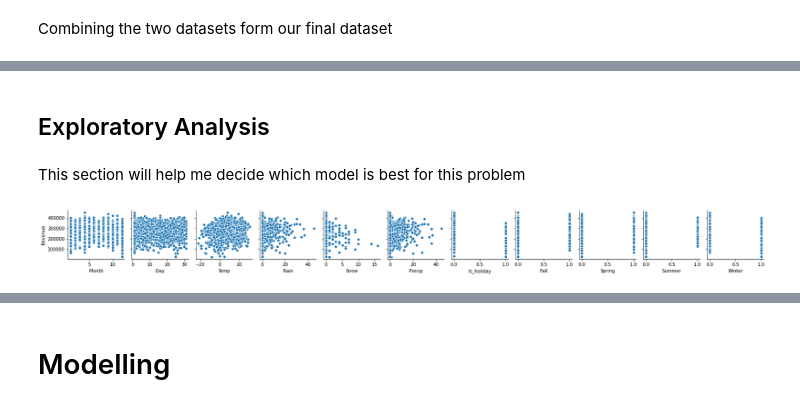
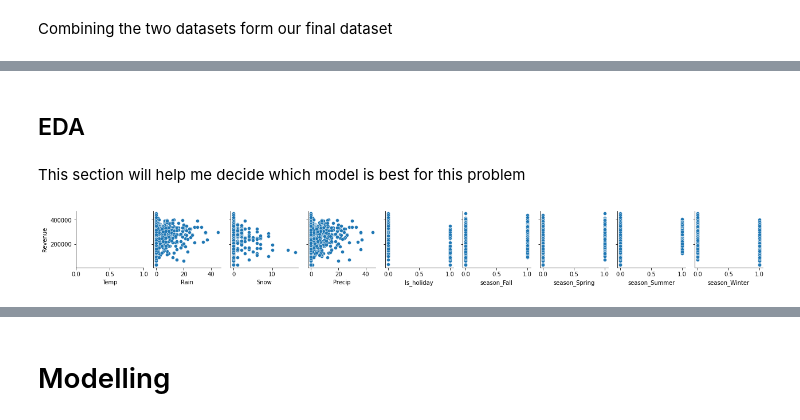
Before and after one commit to KevinLolochum/Classification-Projects-, a Jupyter notebook: Toronto_Parking_Data_Forecasting_revenue_using_Recurrent_Neural_Networks_RNNs(LSTM).ipynb, the cells around one changed output, grey strips where cells are left out. Cells and saved outputs as stored; diff of their text form; code cells hidden in the pictures.

```diff
--- a/Toronto_Parking_Data_Forecasting_revenue_using_Recurrent_Neural_Networks_RNNs(LSTM).ipynb
+++ b/Toronto_Parking_Data_Forecasting_revenue_using_Recurrent_Neural_Networks_RNNs(LSTM).ipynb
@@ -153,0 +100,5 @@ FileNotFoundError: ignored
+# %%
+# Creating dummies for seasons
+df2 = Data[['Temp', 'Rain', 'Snow', 'Precip', 'season', 'Is_holiday']]
+df2 = pd.get_dummies(df2, dummy_na = False)
+df2.head(2)
@@ -155,6 +111,6 @@ FileNotFoundError: ignored
 Combining the two datasets form our final dataset
 # %%
 # Pd.merge on date combines horizontally and also implements cross join if
-df = pd.merge(Data, dfs, left_index=True, right_index=True)
-df.head(3)
+df3 = pd.merge(df2, df1, left_index=True, right_index=True)
+df3.head(2)
 # %% [output]
@@ -170,4 +120,4 @@ df.Revenue.min()
 # %%
 # Changing holiday to categorical
-df['Is_holiday'] = df['Is_holiday'].astype('uint8')
+df3['Is_holiday'] = df3['Is_holiday'].astype('uint8')
 # %% [markdown]
@@ -177,15 +126,0 @@ Downloading data to excel to be used for power BI Analysis
-# %%
-# This are the most important columns for our model
-df1 = df[['Month','Day','Temp', 'Rain', 'Snow', 'Precip', 'season', 'Is_holiday',  'Revenue']]
-
-
-# one-hot encoding seasons and setting a date index with the same length as our data
-df2 = pd.get_dummies(df1['season'])
-df2.set_index(keys = pd.date_range('01/01/2015','12/31/2018', periods=1461))
-
-# Merging the dummies dataset and the real dataset using index
-df3 = pd.merge(df1,df2, left_index=True, right_index=True)
-
-# Don't need seasons anymore
-df3.pop('season')
-df3.head(2)
@@ -230,4 +127,4 @@ dtype: int64
-# %% [markdown]
-## Exploratory Analysis
+# %% [markdown]
+## EDA
 # %% [markdown]
 This section will help me decide which model is best for this problem
@@ -234,10 +137,10 @@ This section will help me decide which model is best for this problem
 # %%
 import matplotlib.pyplot as plt
 import seaborn as sns
 
-columns = ['Month', 'Day', 'Temp', 'Rain', 'Snow', 'Precip', 'Is_holiday', 'Fall', 'Spring', 'Summer', 'Winter']
+columns = ['Temp', 'Rain', 'Snow', 'Precip', 'Is_holiday', 'season_Fall', 'season_Spring', 'season_Summer', 'season_Winter']
 
 sns.pairplot(df3, x_vars = columns ,
              y_vars = 'Revenue', height = 2);
 # %% [output]
-[figure, old version]
+[figure, new version]
```
Also changed, not shown: parts of 57 cells of this notebook.
